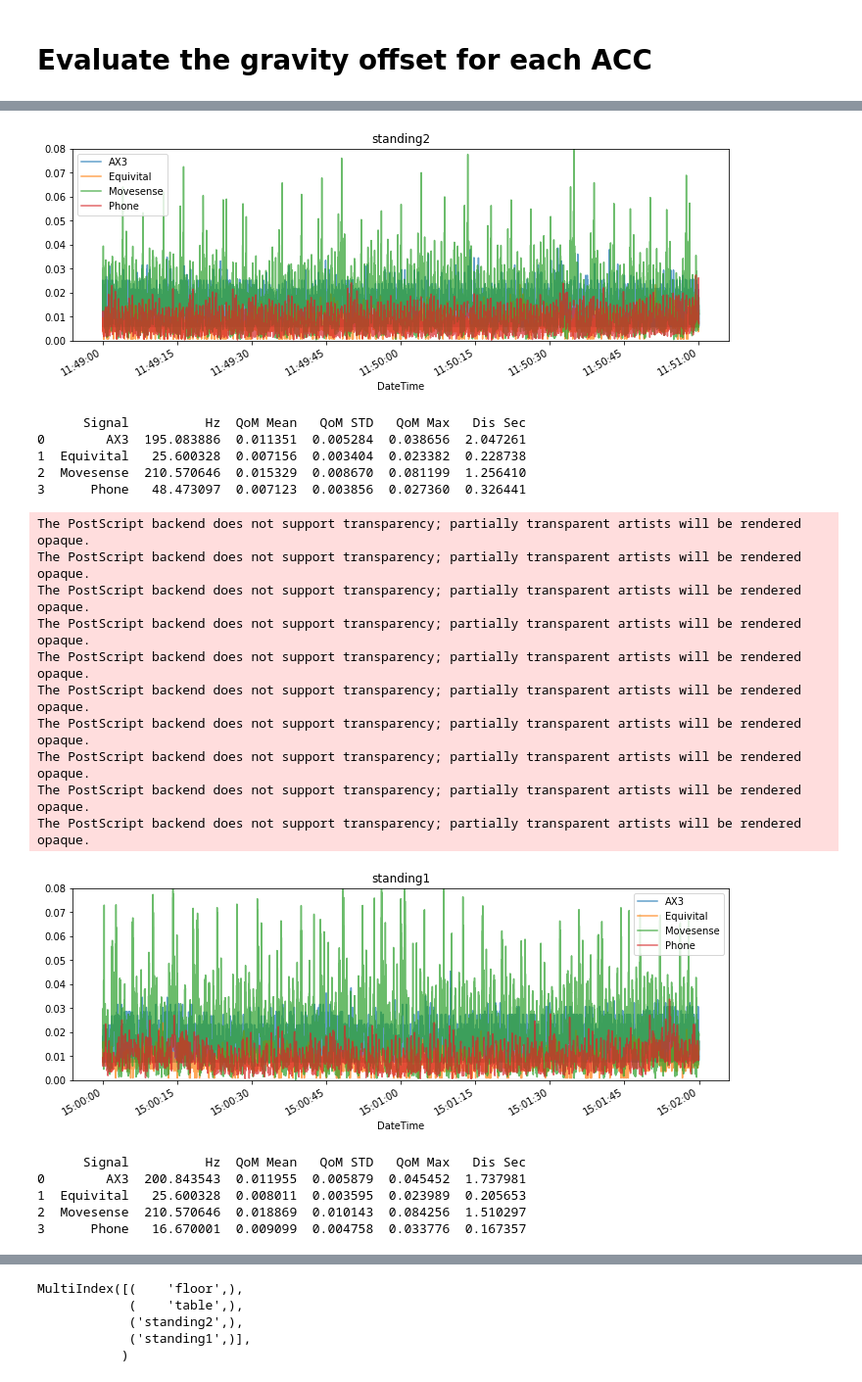
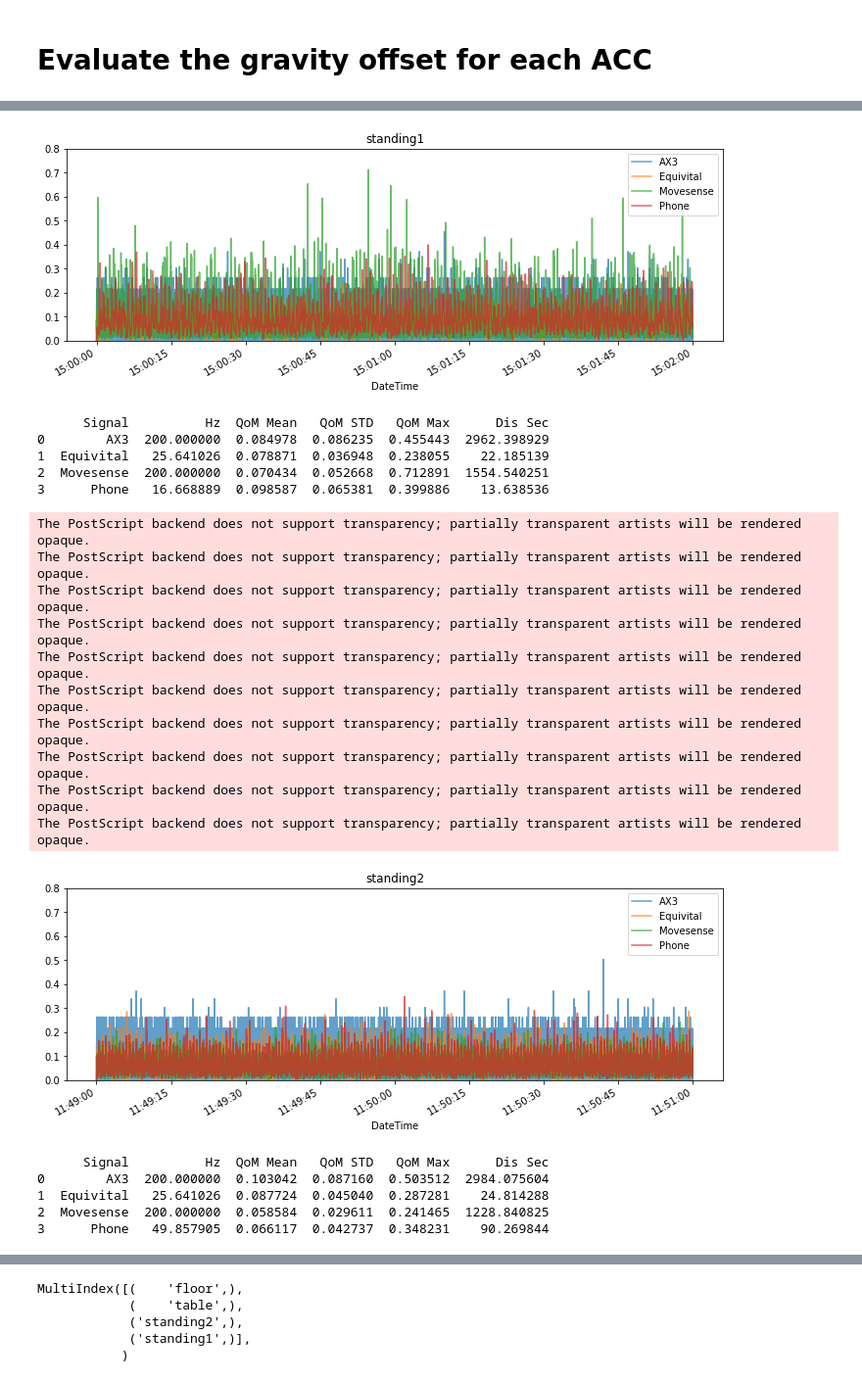
Before and after one commit to finn42/StillStanding_Sensors, a Jupyter notebook: Compare_Measures.ipynb, the cells around one changed output, grey strips where cells are left out. Shown at 98% size. Drawn from its saved outputs; the diff is of its cells as text; code cells hidden in the pictures.

Commit message:
Updated accelerometer units to gravity and tried to derive qualsys

```diff
--- a/Compare_Measures.ipynb
+++ b/Compare_Measures.ipynb
@@ -217,0 +261,3 @@ grav_factor = {'Movesense':9.743707, 'Equivital':976.849969, 'Qualsys':9.8, 'AX3
+# %%
+clip = seg_sens['Qualsys']
+clip
@@ -217,0 +316,19 @@ grav_factor = {'Movesense':9.743707, 'Equivital':976.849969, 'Qualsys':9.8, 'AX3
+# %%
+k=[]
+
+for sensor in ['AX3','Equivital', 'Movesense', 'Phone']:
+    clip = seg_sens[sensor]
+    seg_dets={'Signal':sensor,
+              'Hz':1/clip['Timestep'].mean(),
+              'X' :clip['X'].mean(),
+              'Y' :clip['Y'].mean(),
+              'Z' :clip['Z'].mean(),
+              'g': np.sqrt(np.square(clip.loc[:,['X','Y','Z']]).sum(axis=1)).mean(),
+             }
+    clip.cumsum().plot()
+    plt.title(sensor)
+    k.append(seg_dets)
+plt.legend()
+
+df_segStats=pd.DataFrame(data=k) #.sort_values('StartTime').reset_index(drop=True)
+df_segStats
@@ -227,19 +354,29 @@ for condition in Time_segments.keys():
             start_time = row['StartTime'].tz_convert("UTC")
             df = pd.read_csv(row['FullLoc'],index_col=0)
             df['DateTime'] = start_time + pd.to_timedelta(df['Time'],unit ='s')
+            df['Timestep'] = df['Time'].diff()
             df.set_index(df['DateTime'],inplace=True,drop=True)
             cols = df.columns
+
             X = df.loc[df.index>s_time,:].copy()
             X = X.loc[X.index<e_time,:].copy()
-            seg_sens[row['Sensor']] = X.loc[:,['X', 'Y', 'Z']].copy()/grav_factor[row['Sensor']]
+            Y = grav* X.loc[:,['X', 'Y', 'Z']].copy()/correction_factor[row['Sensor']]
+            Y['Disp'] = np.sqrt(np.square(Y.diff()).sum(axis=1))
+            Y['Time'] = X['Time']
+            Y['Timestep'] = X['Timestep']
+            Y['jerk'] = Y['Disp']/Y['Timestep']
+            seg_sens[row['Sensor']] = Y.copy()
 
     k=[]
     fig = plt.figure(figsize=(12,4))
-    for sensor in ['AX3','Equivital','Movesense','Phone']: #seg_sens.keys():
+    for sensor in ['AX3','Equivital','Movesense','Phone']: #,'Qualsys' seg_sens.keys():
         clip = seg_sens[sensor]
-        qom = np.sqrt(np.square(clip - clip.mean()).sum(axis=1))
+        #qom = np.sqrt(np.square(clip - clip.mean()).sum(axis=1))
+        qom = np.sqrt(np.square(clip.loc[:,['X', 'Y', 'Z']].diff()).sum(axis=1))#/clip['Timestep']
+        if sensor == 'Qualsys':
+            qom = np.sqrt(np.square(clip.diff().diff().diff()).sum(axis=1))
         seg_dets={'Signal':sensor,
-                  'Hz':1/pd.Series(clip.index).diff().mean().total_seconds(),
+                  'Hz':1/pd.Series(clip.index).diff().median().total_seconds(),
                   'QoM Mean': qom.mean(),
                   'QoM STD': qom.std(),
                   'QoM Max': qom.max(), #np.sqrt(np.square(clip - clip.mean()).sum(axis=1)).max(),
@@ -251,8 +388,8 @@ for condition in Time_segments.keys():
         k.append(seg_dets)
     plt.legend()
     plt.title(condition)
-    plt.ylim([0,0.08])
-    plt.savefig(condition+'_standardized_qom.eps',format = 'eps',bbox_inches = 'tight',dpi = 300)
+    plt.ylim([0,0.8])
+    plt.savefig('./plots/'+condition+'_standardized_qom.eps',format = 'eps',bbox_inches = 'tight',dpi = 300)
     plt.show()
 
     df_segStats=pd.DataFrame(data=k) #.sort_values('StartTime').reset_index(drop=True)
@@ -293,32 +430,32 @@ The PostScript backend does not support transparency; partially transparent arti
 The PostScript backend does not support transparency; partially transparent artists will be rendered opaque.
 The PostScript backend does not support transparency; partially transparent artists will be rendered opaque.
 The PostScript backend does not support transparency; partially transparent artists will be rendered opaque.
 The PostScript backend does not support transparency; partially transparent artists will be rendered opaque.
 The PostScript backend does not support transparency; partially transparent artists will be rendered opaque.
 The PostScript backend does not support transparency; partially transparent artists will be rendered opaque.
 The PostScript backend does not support transparency; partially transparent artists will be rendered opaque.
 The PostScript backend does not support transparency; partially transparent artists will be rendered opaque.
 The PostScript backend does not support transparency; partially transparent artists will be rendered opaque.
 The PostScript backend does not support transparency; partially transparent artists will be rendered opaque.
-[figure, old version]
+[figure, new version]
-      Signal          Hz  QoM Mean   QoM STD   QoM Max   Dis Sec
-0        AX3  195.083886  0.011351  0.005284  0.038656  2.047261
-1  Equivital   25.600328  0.007156  0.003404  0.023382  0.228738
-2  Movesense  210.570646  0.015329  0.008670  0.081199  1.256410
-3      Phone   48.473097  0.007123  0.003856  0.027360  0.326441
+      Signal          Hz  QoM Mean   QoM STD   QoM Max      Dis Sec
+0        AX3  200.000000  0.084978  0.086235  0.455443  2962.398929
+1  Equivital   25.641026  0.078871  0.036948  0.238055    22.185139
+2  Movesense  200.000000  0.070434  0.052668  0.712891  1554.540251
+3      Phone   16.668889  0.098587  0.065381  0.399886    13.638536
 The PostScript backend does not support transparency; partially transparent artists will be rendered opaque.
 The PostScript backend does not support transparency; partially transparent artists will be rendered opaque.
 The PostScript backend does not support transparency; partially transparent artists will be rendered opaque.
 The PostScript backend does not support transparency; partially transparent artists will be rendered opaque.
 The PostScript backend does not support transparency; partially transparent artists will be rendered opaque.
 The PostScript backend does not support transparency; partially transparent artists will be rendered opaque.
 The PostScript backend does not support transparency; partially transparent artists will be rendered opaque.
 The PostScript backend does not support transparency; partially transparent artists will be rendered opaque.
 The PostScript backend does not support transparency; partially transparent artists will be rendered opaque.
 The PostScript backend does not support transparency; partially transparent artists will be rendered opaque.
-[figure, old version]
+[figure, new version]
-      Signal          Hz  QoM Mean   QoM STD   QoM Max   Dis Sec
-0        AX3  200.843543  0.011955  0.005879  0.045452  1.737981
-1  Equivital   25.600328  0.008011  0.003595  0.023989  0.205653
-2  Movesense  210.570646  0.018869  0.010143  0.084256  1.510297
-3      Phone   16.670001  0.009099  0.004758  0.033776  0.167357
+      Signal          Hz  QoM Mean   QoM STD   QoM Max      Dis Sec
+0        AX3  200.000000  0.103042  0.087160  0.503512  2984.075604
+1  Equivital   25.641026  0.087724  0.045040  0.287281    24.814288
+2  Movesense  200.000000  0.058584  0.029611  0.241465  1228.840825
+3      Phone   49.857905  0.066117  0.042737  0.348231    90.269844
```
Also changed, not shown: parts of 21 cells of this notebook, 4 other files.
